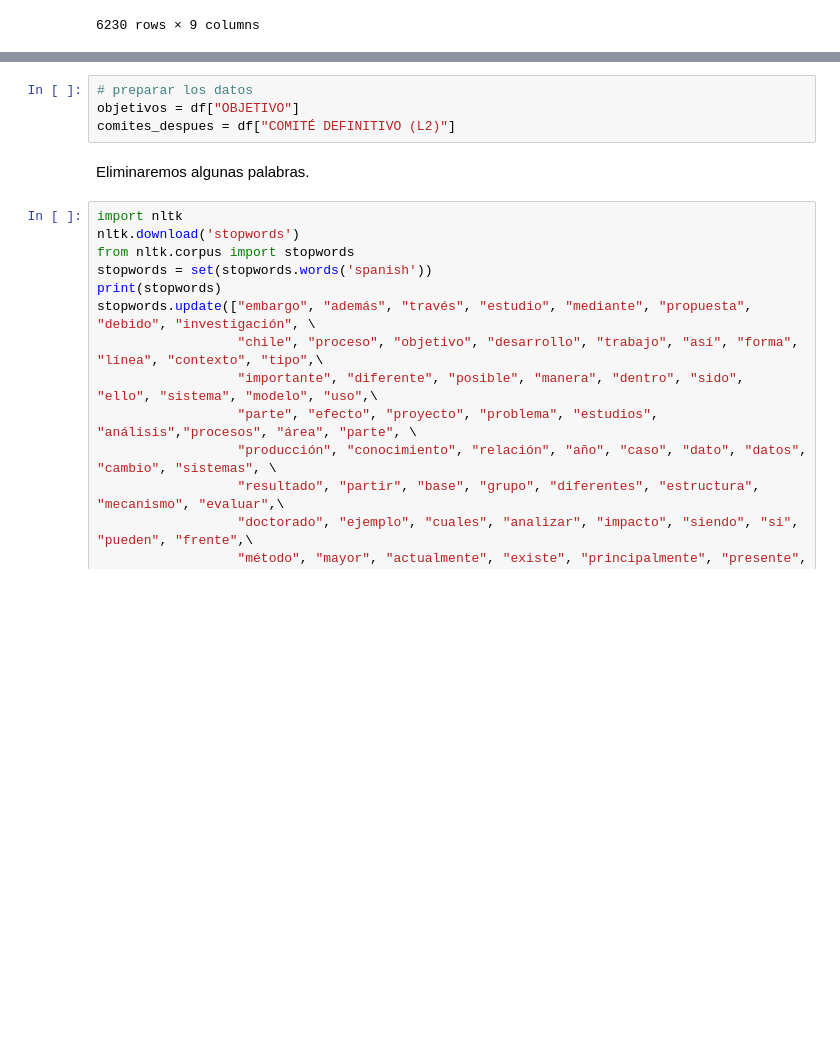
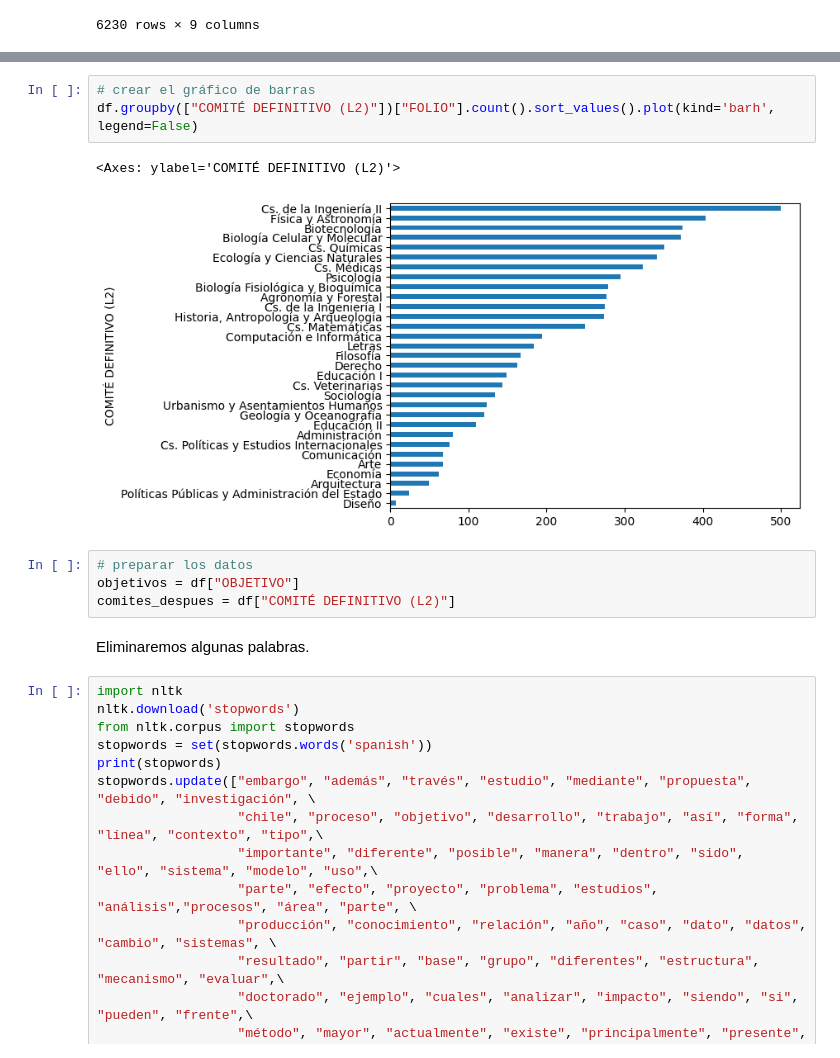
Before and after one commit to alvafox/Aprendizaje-supervisado, a Jupyter notebook: DecisionTreeClassifier_(OE).ipynb, the cells around one changed output, grey strips where cells are left out. Cells and saved outputs as stored; diff of their text form; blank space fills up the shorter version.

```diff
--- a/DecisionTreeClassifier_(OE).ipynb
+++ b/DecisionTreeClassifier_(OE).ipynb
@@ -59,3 +78,9 @@ df
+# %%
+# crear el gráfico de barras
+df.groupby(["COMITÉ DEFINITIVO (L2)"])["FOLIO"].count().sort_values().plot(kind='barh', legend=False)
+# %% [output]
+<Axes: ylabel='COMITÉ DEFINITIVO (L2)'>
+[figure, added]
 # %%
 # preparar los datos
 objetivos = df["OBJETIVO"]
```
Also changed, not shown: parts of 8 cells of this notebook.
